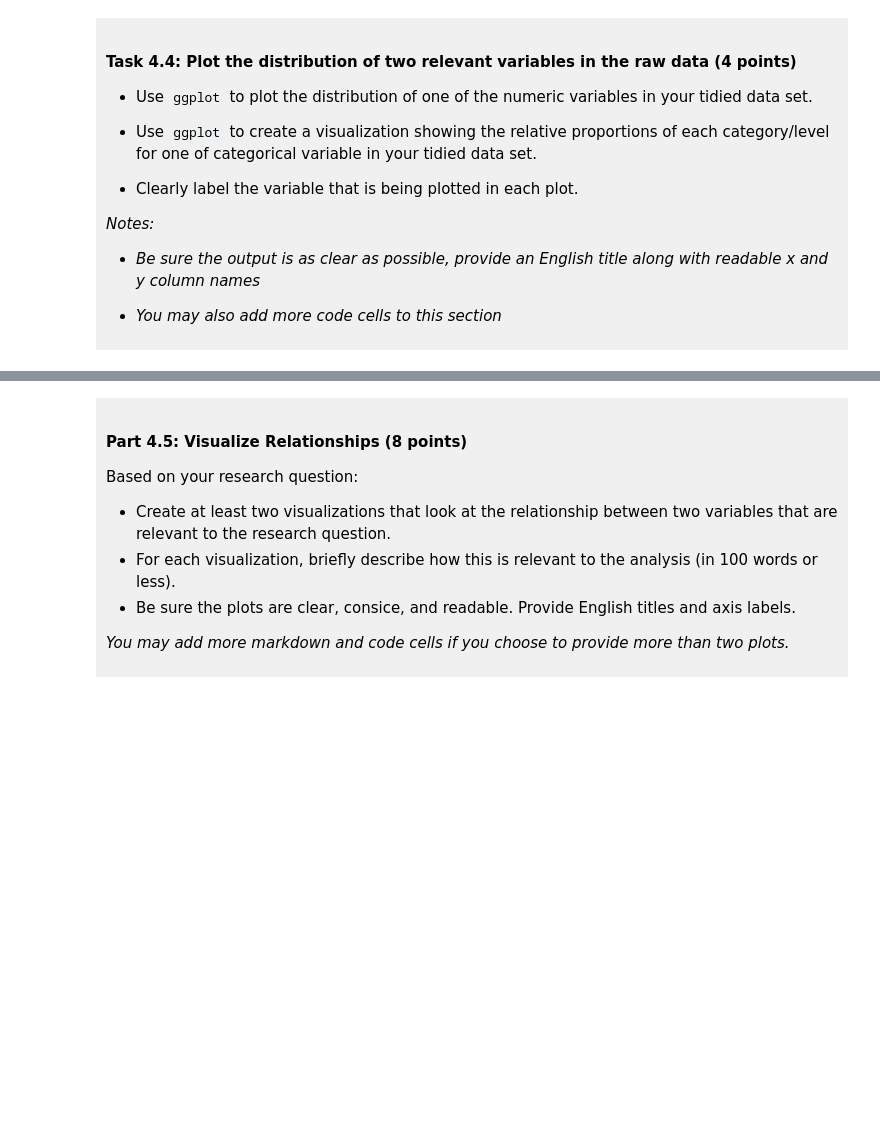
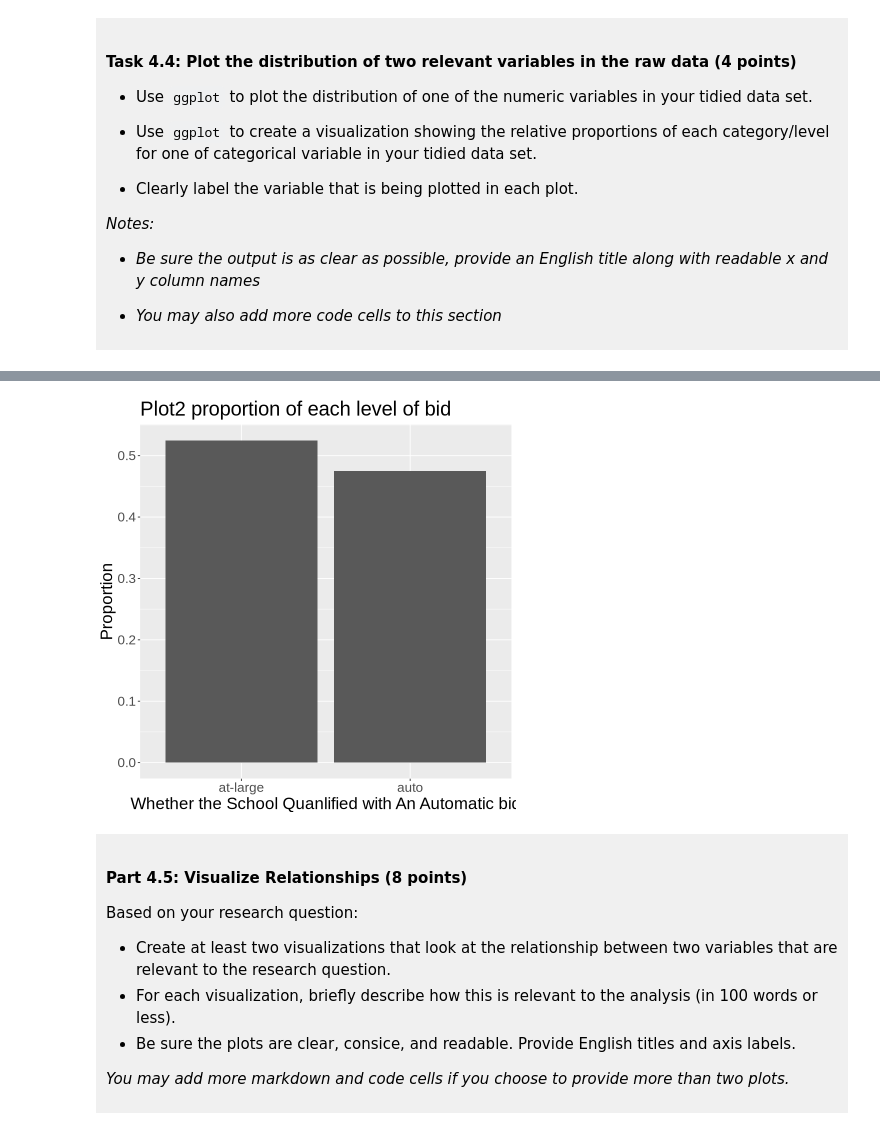
Before and after one commit to M1105-oso/masonli-dsci100-project, a Jupyter notebook: dsci-100-project-notebook.ipynb, the cells around one changed output, grey strips where cells are left out. Cells and saved outputs as stored; diff of their text form; code cells hidden in the pictures; blank space fills up the shorter version.

```diff
--- a/dsci-100-project-notebook.ipynb
+++ b/dsci-100-project-notebook.ipynb
@@ -305,0 +370,5 @@ You will refine your research question (if needed) and produce a tidy data set.
+# %%
+madness_prop <- madness_tidy_data |>
+                count(bid)|>
+                mutate(prop = n / sum(n))
+madness_prop
@@ -306,5 +381,13 @@ You will refine your research question (if needed) and produce a tidy data set.
 # %%
-### EDIT THIS CODE CELL FOR PLOT 2 ###
+plot2 <- ggplot(madness_prop, aes(x=bid, y=prop)) +
+         geom_bar(stat="identity")+
+         labs(x="Whether the School Quanlified with An Automatic bid",
+              y="Proportion",
+              title="Plot2 proportion of each level of bid")+
+         theme(text=element_text(size=20))
+plot2
+# %% [output]
+[figure, added]
 # %% [markdown]
 <div style="background-color: #f0f0f0; padding: 10px;">
 
```
Also changed, not shown: parts of 11 cells of this notebook.
